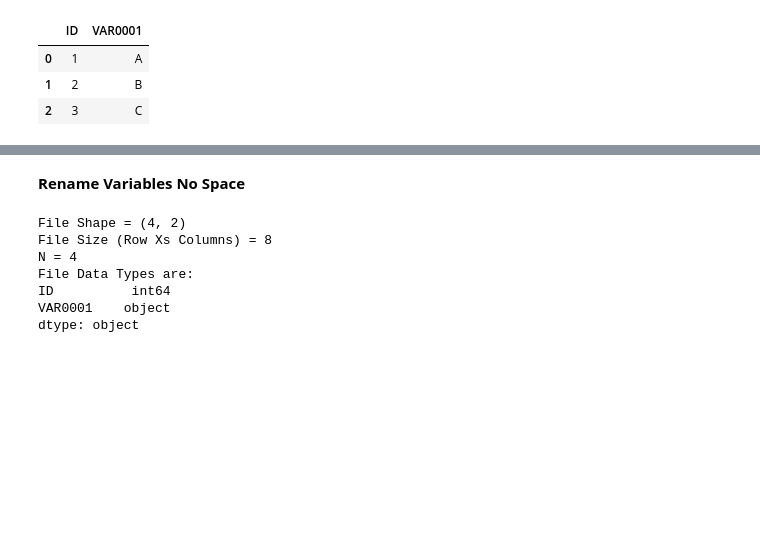
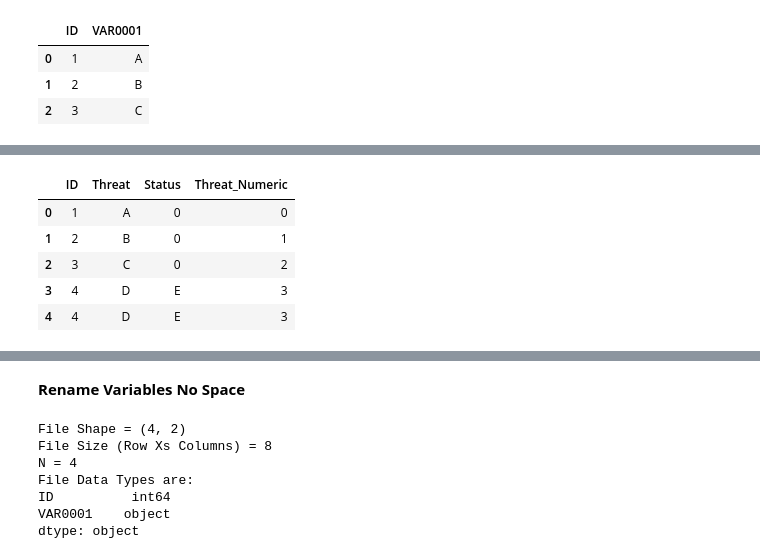
Before and after one commit to dcinnovator/DS, a Jupyter notebook: MY NOTES.ipynb, the cells around one changed output, grey strips where cells are left out. Cells and saved outputs as stored; diff of their text form; code cells hidden in the pictures; blank space fills up the shorter version.

```diff
--- a/MY NOTES.ipynb
+++ b/MY NOTES.ipynb
@@ -42,0 +96,4 @@ mf
+# %%
+#### Substitute NaN with 0
+df3 = mf.fillna(0)
+df3
@@ -42,0 +126,9 @@ mf
+# %%
+#renamed columns from earlier
+df_cat = df3.rename(index=str, columns={"VAR0001": "Threat", "VAR0002": "Status"})
+
+#Autorecode String to Numberic in ascending order categorical.from_arry().labels
+df_cat['Threat_Numeric'] = pd.Categorical.from_array(df_cat.Threat).labels
+
+#trick to drop ugly index column
+display(HTML(df_cat.to_html(index=False)))
@@ -42,0 +162,9 @@ mf
+# %%
+df_cat
+# %% [output]
+|  | ID | Threat | Status | Threat_Numeric |
+| 0 | 1 | A | 0 | 0 |
+| 1 | 2 | B | 0 | 1 |
+| 2 | 3 | C | 0 | 2 |
+| 3 | 4 | D | E | 3 |
+| 4 | 4 | D | E | 3 |
```
Also changed, not shown: parts of 52 cells of this notebook.
